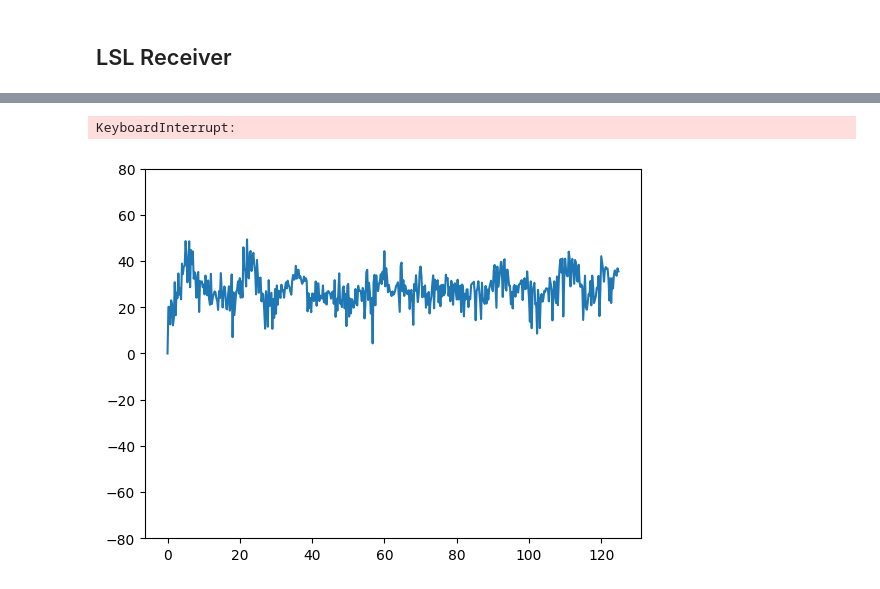
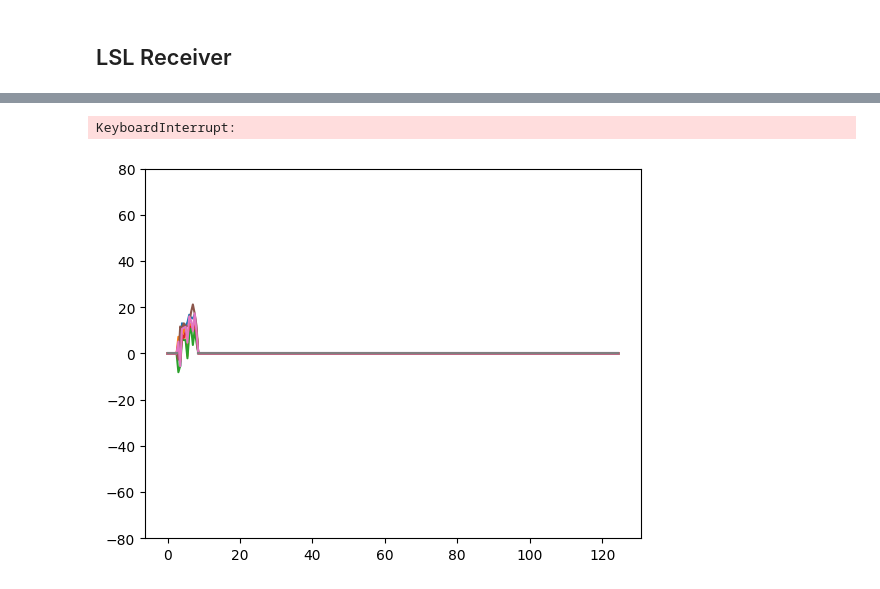
Before and after one commit to LeouYing/BCI-Project, a Jupyter notebook: lsl/receiver.ipynb, the cells around one changed output, grey strips where cells are left out. Drawn from its saved outputs; the diff is of its cells as text; code cells hidden in the pictures.

```diff
--- a/lsl/receiver.ipynb
+++ b/lsl/receiver.ipynb
@@ -43,0 +41,13 @@ looking for an EEG stream...
+# %%
+# Read ~1000 samples data from csv
+data = []
+with open('sample.csv', 'r') as f:
+    data = f.read()
+
+data = data.strip('[]').split('],[')
+
+# String => string list => float64 list
+data = [list(map(lambda x: np.float64(x), row.split(', '))) for row in data]
+# List of lists => 2D array
+data = np.array(list(map(np.array, data)))
+data
@@ -114,56 +146,81 @@ for i in range(m):
 from IPython.display import display, clear_output
 import numpy as np
 import matplotlib.pyplot as plt
-from pylsl import StreamInlet, resolve_stream
+from pylsl import StreamInlet, resolve_stream, resolve_byprop
 from scipy.fft import fft, ifft, fftfreq
 
 %matplotlib inline
 
 print("looking for an EEG stream...")
-streams = resolve_stream('type', 'EEG')
+# streams = resolve_stream('type', 'EEG')
+streams = resolve_byprop('name', 'bci', timeout=2.5)
+print(len(streams))
 
 fig = plt.figure()
 ax = fig.add_subplot(111)
 
 # create a new inlet to read from the stream
 inlet = StreamInlet(streams[0])
-data = np.array([])
+N = 8
+data = []
+
 while True:
     # get a new sample (you can also omit the timestamp part if you're not
     # interested in it)
     chunk, timestamps = inlet.pull_chunk()
+
     if timestamps:
-        data = np.append(data, np.array(chunk).flatten())
-    if len(data) > 1000:
-        data = data[-1000:]
+        data.extend(chunk)
+    # print(data.shape)
+    if len(data) > 500:
+        data = data[-500:]
+
+        # print(len(data))
 
         # Sample count
         N = len(data)
         # Sampling rate
         fs = 250
 
         # Sample spacing (inverse of sampling rate)
         df = 1/fs
 
         '''
         FFT and frequency time scale
         Halve the frequency domain due to real-time signal conjugate symmetry
         '''
-        yf = fft(data)[:N//2]
+        data_array = np.array(data)
+        # print(data_array.shape)
+
+
+        yfs = [fft(data_array[:, i])[:N//2] for i in range(8)]
         xf = fftfreq(N, df)[:N//2]
+        # xf = xf[xf < 10]
 
         '''
         Convert power signal to normalized decibel
         '''
-        yf_plot = 20*np.log10(np.abs(yf)/np.max(yf))
-        yf_plot -= yf_plot[0]
+        yf_plot = [20*np.log10(np.abs(yf)/np.max(yf)) for yf in yfs]
+        # print(yf_plot[0])
+        for i in range(8):
+            yf_plot[i] -= yf_plot[i][0]
+            yf_plot[i][xf > 8] = 0
+            yf_plot[i][xf < 3] = 0
+            # yf_plot[i] = yf_plot[i][:len(xf)]
 
         ax.clear()
-        ax.plot(xf, yf_plot)
+
+        # ax.plot(data)
+        # ax.set_ylim(-30, 30)
         ax.set_ylim(-80, 80)
+        # print(yf_plot.shape)
+
+        for i in range(8):
+            ax.plot(xf, yf_plot[i], label=f'Ch{i}')
         display(fig)
+        ax.legend()
         clear_output(wait=True)
     # plt.pause(0.1)
 # %% [output]
 KeyboardInterrupt:
-[figure, old version]
+[figure, new version]
```
Also changed, not shown: parts of 10 cells of this notebook, 2 other files.
